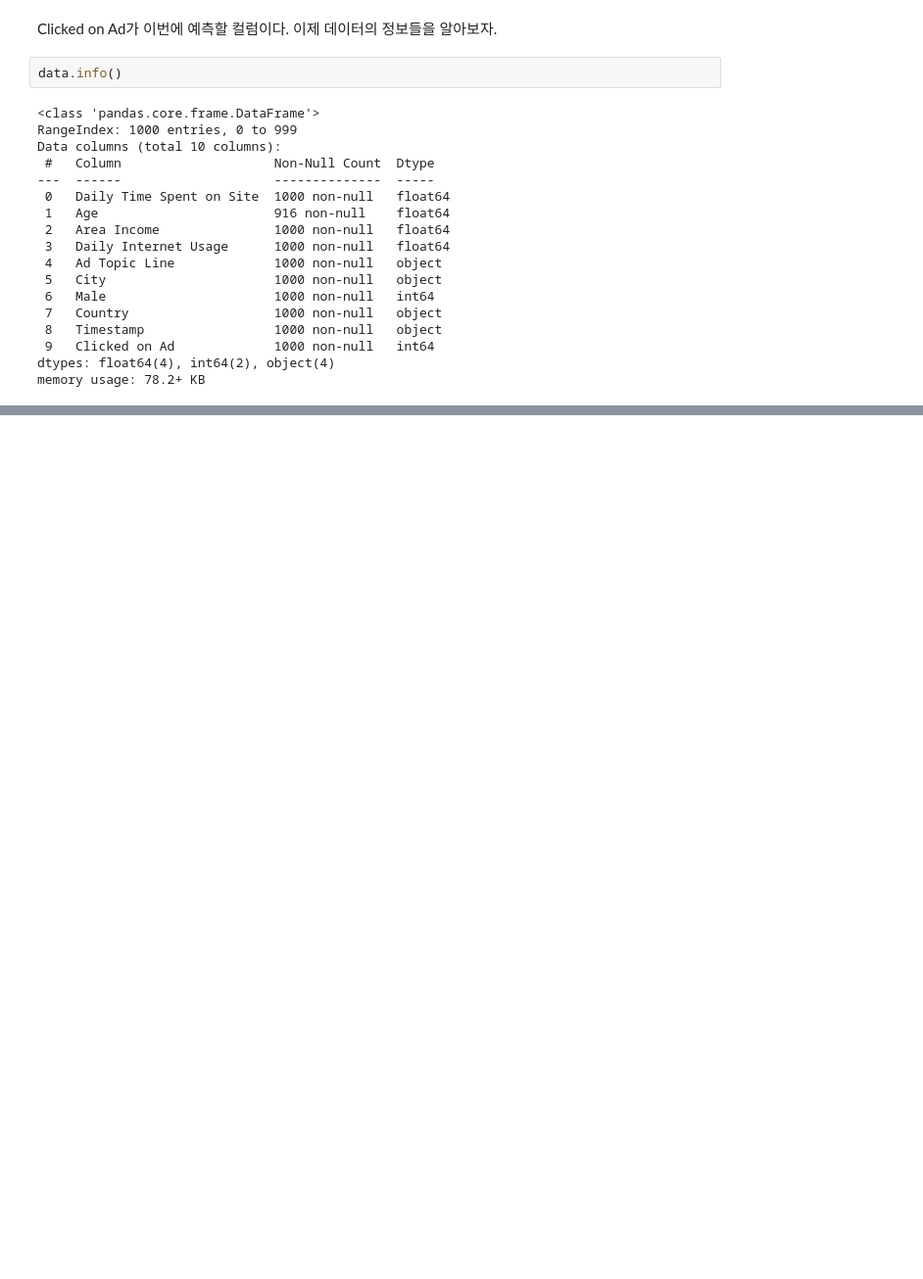
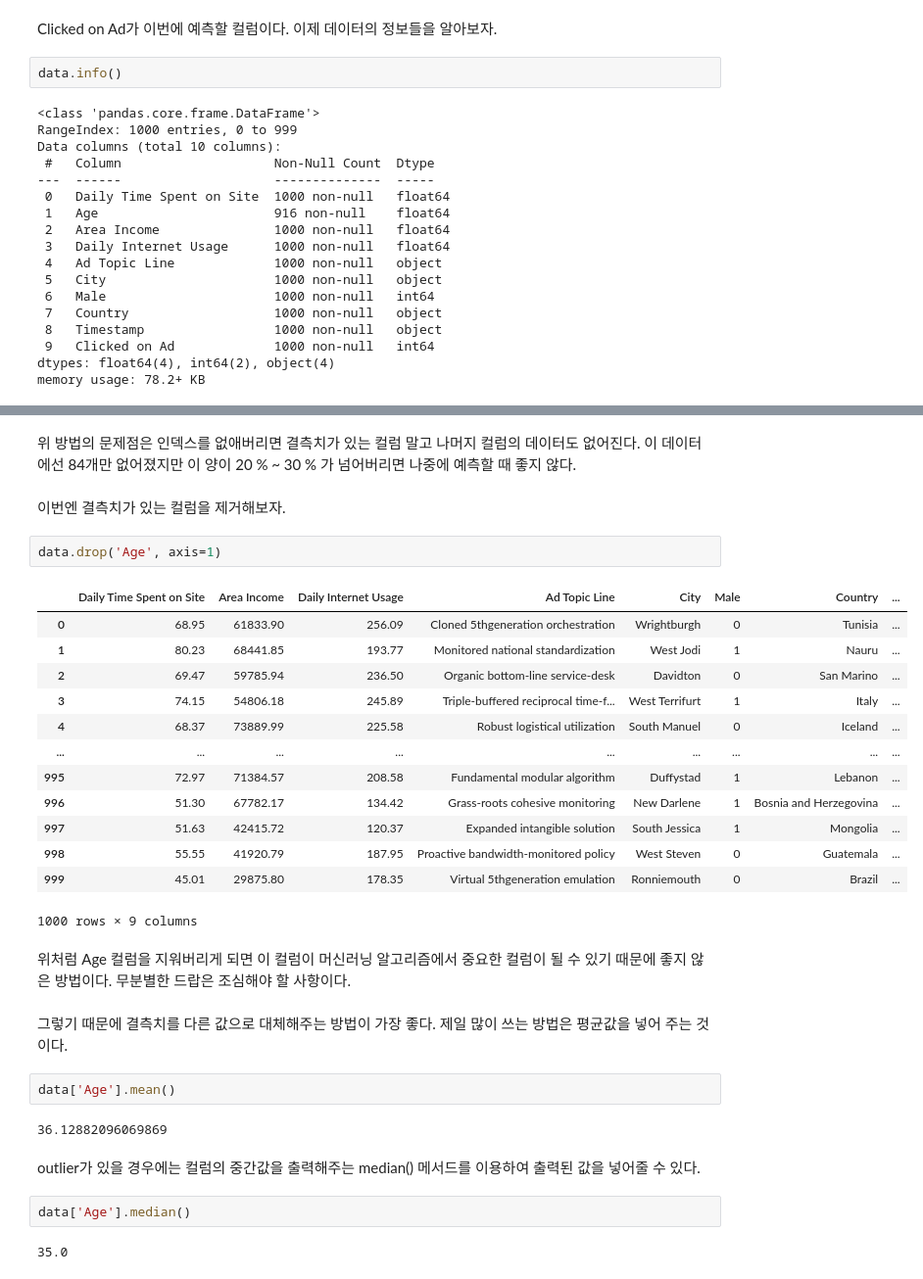
Before and after one commit to jaeyoon89/fastcampus_study, a Jupyter notebook: ch.03_Advertising_Response_Rate_pred.ipynb, the cells around one changed output, grey strips where cells are left out. Shown: that part at 98% size. Drawn from its saved outputs; the diff is of its cells as text; blank space fills up the shorter version.

```diff
--- a/ch.03_Advertising_Response_Rate_pred.ipynb
+++ b/ch.03_Advertising_Response_Rate_pred.ipynb
@@ -112,0 +193,34 @@ sns.distplot(data['Age'])
+# %% [markdown]
+위 방법의 문제점은 인덱스를 없애버리면 결측치가 있는 컬럼 말고 나머지 컬럼의 데이터도 없어진다. 이 데이터에선 84개만 없어졌지만 이 양이 20 % ~ 30 % 가 넘어버리면 나중에 예측할 때 좋지 않다.
+# %% [markdown]
+이번엔 결측치가 있는 컬럼을 제거해보자.
+# %%
+data.drop('Age', axis=1)
+# %% [output]
+|  | Daily Time Spent on Site | Area Income | Daily Internet Usage | Ad Topic Line | City | Male | Country | ... |
+| 0 | 68.95 | 61833.90 | 256.09 | Cloned 5thgeneration orchestration | Wrightburgh | 0 | Tunisia | ... |
+| 1 | 80.23 | 68441.85 | 193.77 | Monitored national standardization | West Jodi | 1 | Nauru | ... |
+| 2 | 69.47 | 59785.94 | 236.50 | Organic bottom-line service-desk | Davidton | 0 | San Marino | ... |
+| 3 | 74.15 | 54806.18 | 245.89 | Triple-buffered reciprocal time-f... | West Terrifurt | 1 | Italy | ... |
+| 4 | 68.37 | 73889.99 | 225.58 | Robust logistical utilization | South Manuel | 0 | Iceland | ... |
+| ... | ... | ... | ... | ... | ... | ... | ... | ... |
+| 995 | 72.97 | 71384.57 | 208.58 | Fundamental modular algorithm | Duffystad | 1 | Lebanon | ... |
+| 996 | 51.30 | 67782.17 | 134.42 | Grass-roots cohesive monitoring | New Darlene | 1 | Bosnia and Herzegovina | ... |
+| 997 | 51.63 | 42415.72 | 120.37 | Expanded intangible solution | South Jessica | 1 | Mongolia | ... |
+| 998 | 55.55 | 41920.79 | 187.95 | Proactive bandwidth-monitored policy | West Steven | 0 | Guatemala | ... |
+| 999 | 45.01 | 29875.80 | 178.35 | Virtual 5thgeneration emulation | Ronniemouth | 0 | Brazil | ... |
+1000 rows × 9 columns
+# %% [markdown]
+위처럼 Age 컬럼을 지워버리게 되면 이 컬럼이 머신러닝 알고리즘에서 중요한 컬럼이 될 수 있기 때문에 좋지 않은 방법이다. 무분별한 드랍은 조심해야 할 사항이다.
+# %% [markdown]
+그렇기 때문에 결측치를 다른 값으로 대체해주는 방법이 가장 좋다. 제일 많이 쓰는 방법은 평균값을 넣어 주는 것이다.
+# %%
+data['Age'].mean()
+# %% [output]
+36.12882096069869
+# %% [markdown]
+outlier가 있을 경우에는 컬럼의 중간값을 출력해주는 median() 메서드를 이용하여 출력된 값을 넣어줄 수 있다.
+# %%
+data['Age'].median()
+# %% [output]
+35.0
```
Also changed, not shown: parts of 64 cells of this notebook.
